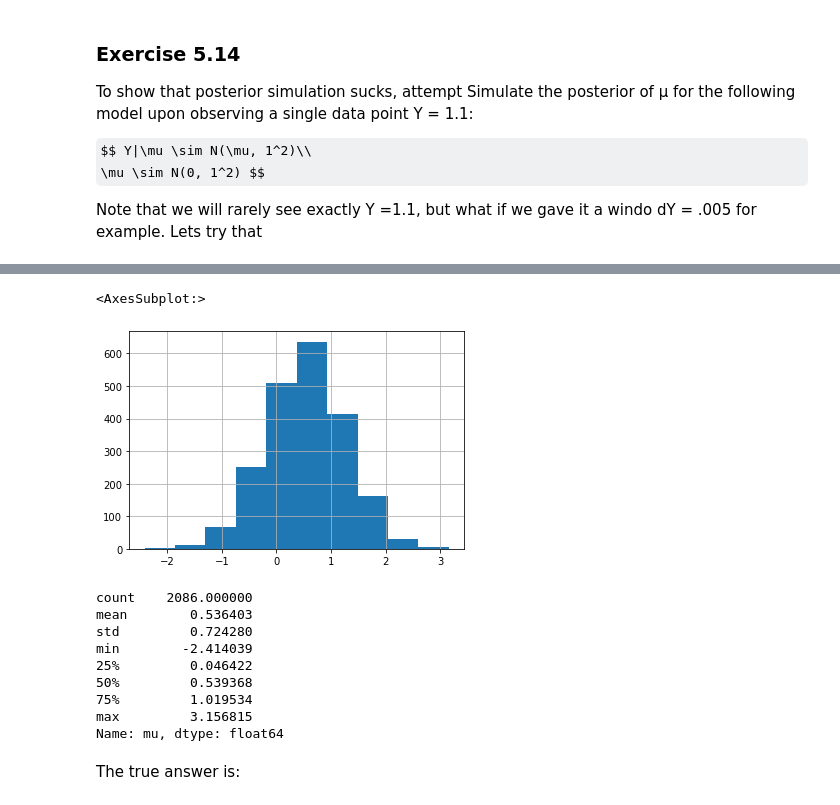
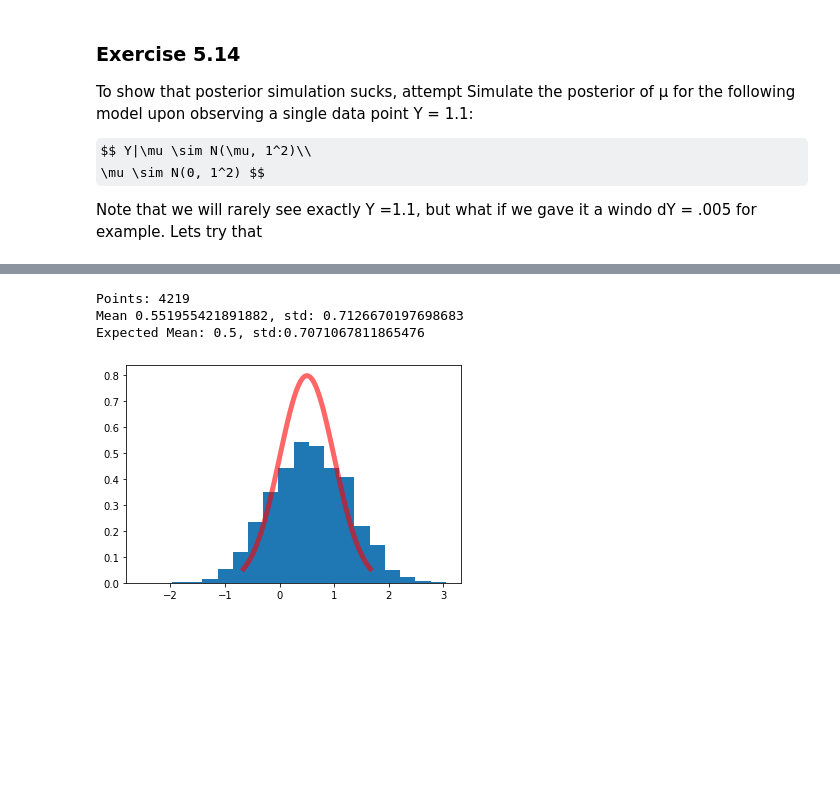
Before and after one commit to DrEntropy/BayesRulesWork, a Jupyter notebook: Chapter5.ipynb, the cells around one changed output, grey strips where cells are left out. Saved outputs shown, nothing was run; the diff lists cells and outputs as text; code cells hidden in the pictures; some formulas as TeX source; blank space fills up the shorter version.

```diff
--- a/Chapter5.ipynb
+++ b/Chapter5.ipynb
@@ -222,19 +232,7 @@ close_results.shape
-# %%
-(close_results.mu).hist()
-# %% [output]
-<AxesSubplot:>
-[figure, removed]
 # %%
-close_results.mu.describe()
+compare_with_deltaY(.001)
 # %% [output]
-count    2086.000000
-mean        0.536403
-std         0.724280
-min        -2.414039
-25%         0.046422
-50%         0.539368
-75%         1.019534
-max         3.156815
-Name: mu, dtype: float64
+Points: 4219
+Mean 0.551955421891882, std: 0.7126670197698683
+Expected Mean: 0.5, std:0.7071067811865476
+[figure, added]
-# %% [markdown]
-The true answer is:
```
Also changed, not shown: parts of 8 cells of this notebook.
